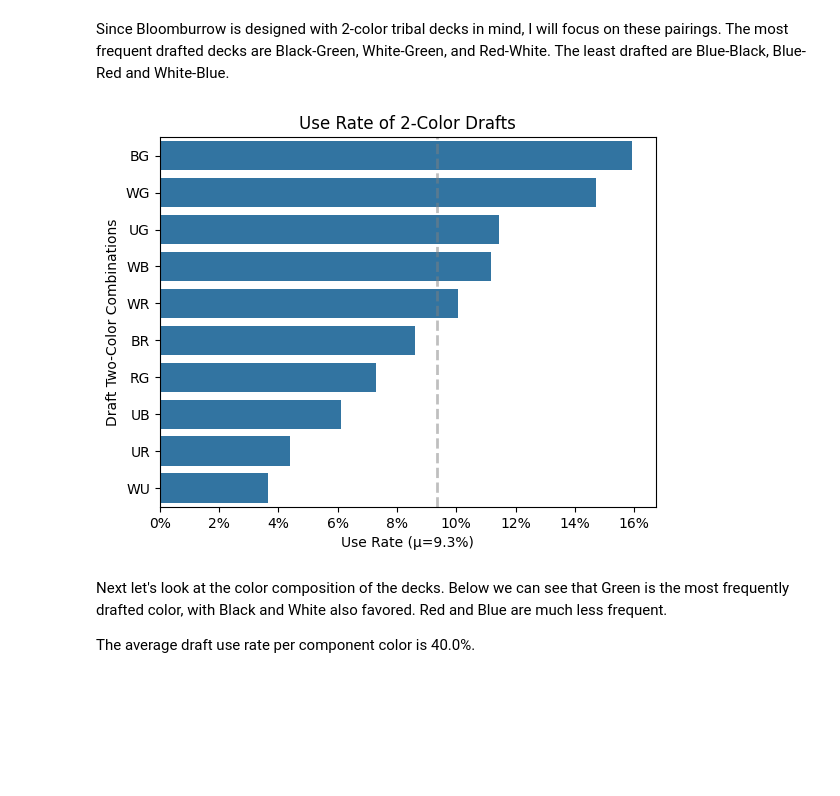
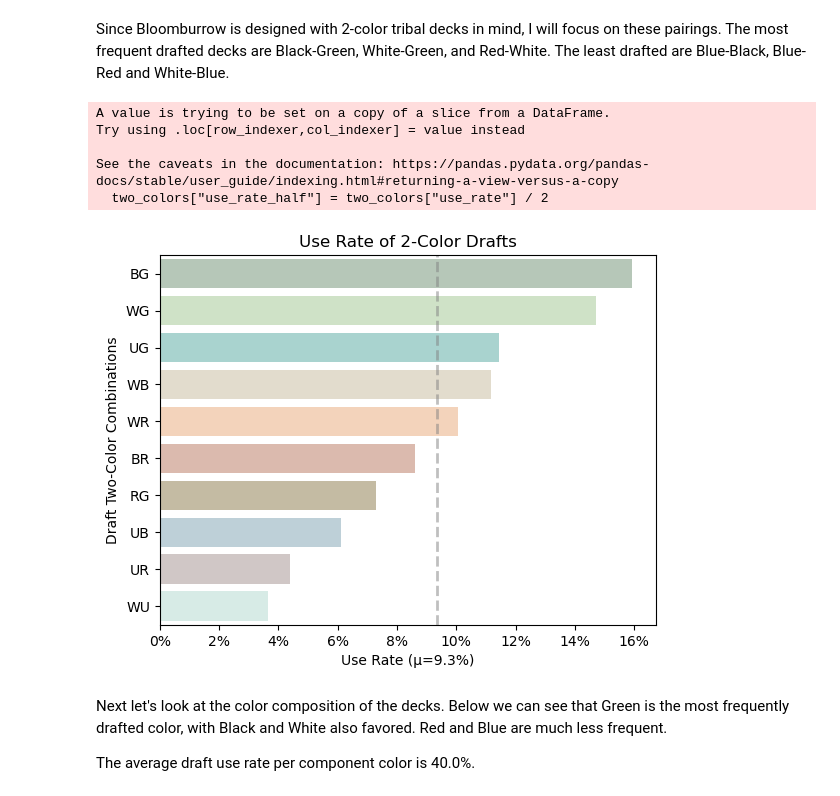
Before and after one commit to meehljd/mtg-modeling, a Jupyter notebook: notebooks/02-draft-data/02-30-draft-eda-BLB-games.ipynb, the cells around one changed output. Saved outputs shown, nothing was run; the diff lists cells and outputs as text; code cells hidden in the pictures; blank space fills up the shorter version.

```diff
--- a/notebooks/02-draft-data/02-30-draft-eda-BLB-games.ipynb
+++ b/notebooks/02-draft-data/02-30-draft-eda-BLB-games.ipynb
@@ -49,3 +49,29 @@ summary_file = paths["processed"] / f"{SET_CODE}_Game_PD_Summary.parquet"
 game_file = paths["processed"] / f"{SET_CODE}_Game_PD_Games.parquet"
 draft_file = paths["processed"] / f"{SET_CODE}_Game_PD_Drafts.parquet"
 card_file = paths["processed"] / f"{SET_CODE}_Game_PD_Cards.parquet"
+# %%
+def blend_colors(color1, color2, ratio=0.5):
+    blended_rgba = tuple(
+        ratio * c1 + (1 - ratio) * c2
+        for c1, c2 in zip(to_rgba(color1), to_rgba(color2))
+    )
+    return to_hex(blended_rgba)
+
+
+# https://color.adobe.com/create/image
+# https://pixels.com/featured/magic-the-gathering-colors-of-mana-aurora-uyainah.html
+color_palette = {
+    "W": "#fffbd5",
+    "U": "#aae0fa",
+    "B": "#cbc2bf",
+    "R": "#f9aa8f",
+    "G": "#9bd3ae",
+}
+
+color_pairs = ["WU", "WB", "WR", "WG", "UR", "UG", "UB", "BG", "BR", "RG"]
+for color_pair in color_pairs:
+    color_palette[color_pair] = blend_colors(
+        color_palette[color_pair[0]], color_palette[color_pair[1]]
+    )
+
+color_palette
@@ -131,20 +194,34 @@ Since Bloomburrow is designed with 2-color tribal decks in mind, I will focus on
 # %%
 colors["use_rate"] = colors["len"] / colors["len"].sum()
 colors = colors.sort_values("use_rate", ascending=False)
 
 two_colors = colors[colors["main_colors"].str.len() == 2]
+two_colors["use_rate_half"] = two_colors["use_rate"] / 2
 
 use_rate_mu = two_colors["use_rate"].mean()
 
 plt.axvline(use_rate_mu, color="gray", linestyle="--", linewidth=2, alpha=0.5)
-g = sns.barplot(data=two_colors, x="use_rate", y="main_colors")
+g = sns.barplot(
+    data=two_colors,
+    x="use_rate",
+    y="main_colors",
+    hue="main_colors",
+    palette=color_palette,
+)
+
+
 g.xaxis.set_major_formatter(FuncFormatter(lambda x, _: f"{x:.0%}"))
 plt.title("Use Rate of 2-Color Drafts")
 plt.xlabel(f"Use Rate (μ={use_rate_mu:0.1%})")
 plt.ylabel("Draft Two-Color Combinations")
 plt.show()
 # %% [output]
+A value is trying to be set on a copy of a slice from a DataFrame.
+Try using .loc[row_indexer,col_indexer] = value instead
+
+See the caveats in the documentation: https://pandas.pydata.org/pandas-docs/stable/user_guide/indexing.html#returning-a-view-versus-a-copy
+  two_colors["use_rate_half"] = two_colors["use_rate"] / 2
-[figure, old version]
+[figure, new version]
 # %% [markdown]
 Next let's look at the color composition of the decks. Below we can see that Green is the most
 frequently drafted color, with Black and White also favored. Red and Blue are much less frequent.
```
Also changed, not shown: parts of 27 cells of this notebook, 15 other files.
